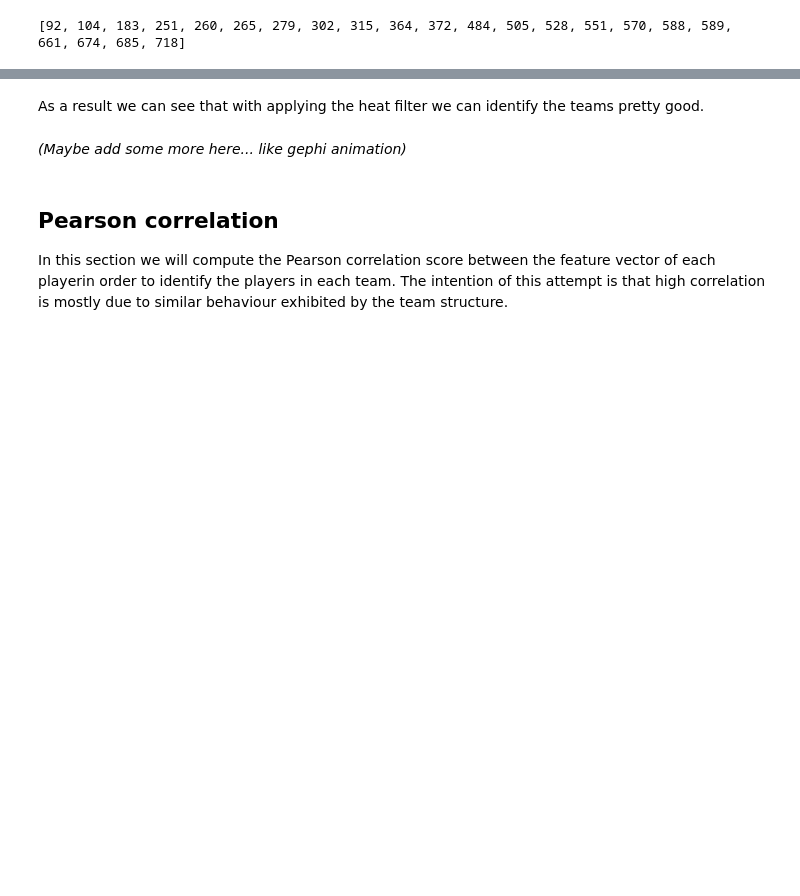
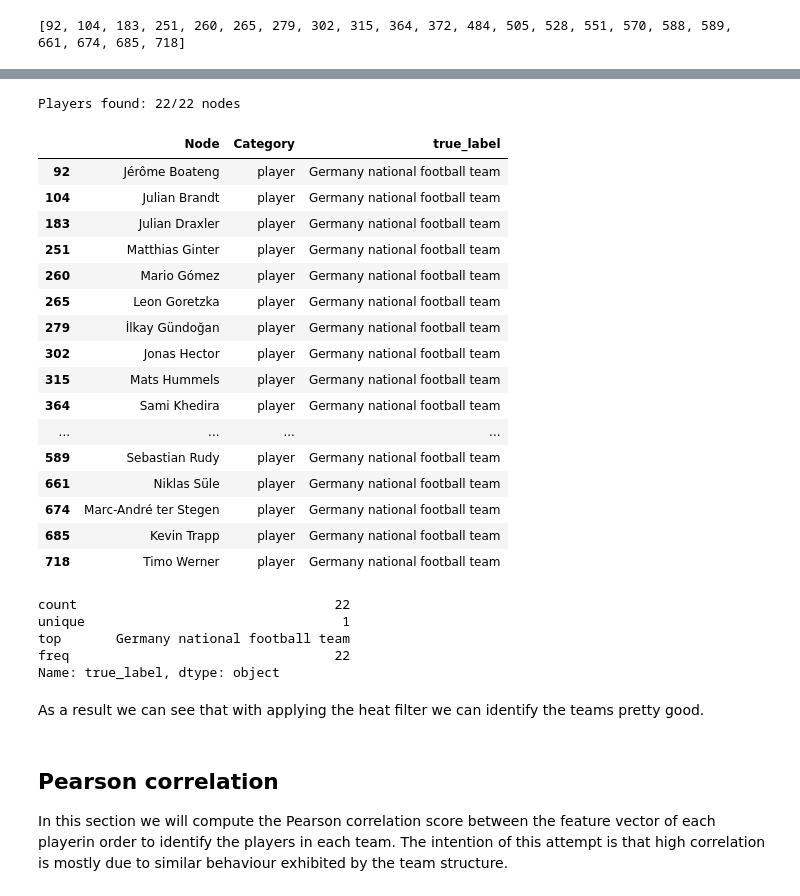
Before and after one commit to ProjectNTDS/Network_World_Cup_Analysis, a Jupyter notebook: Task 4.ipynb, the cells around one changed output, grey strips where cells are left out. Saved outputs shown, nothing was run; the diff lists cells and outputs as text; code cells hidden in the pictures; blank space fills up the shorter version.

Commit message:
update autocheck true labels

```diff
--- a/Task 4.ipynb
+++ b/Task 4.ipynb
@@ -140,7 +126,74 @@ All_Nodes.iloc[players_graphbased, :]
+# %%
+player_truth = pd.read_csv("./Data/Team_Players.csv", sep='\t', encoding= 'utf-8')
+
+def create_true_list(player_truth):
+    true_list = []
+    for i in range(player_truth.shape[0]):
+            true_list.append(player_truth.values[i,0])
+    return true_list
+# %%
+true_list = create_true_list(player_truth)
+# %%
+def check_true_label(graph_array, true_list, old_result):
+    n = len(graph_array)
+    counter = 0
+
+    true_country = []
+
+    for j in range(n):
+        found = False
+        for t in range(len(true_list)):
+            if (old_result.values[j,0] in true_list[t]) & (old_result.values[j,1] == 'player'):
+                player_info = true_list[t].split(',')
+
+                true_country.append(player_info[0])
+                counter += 1
+                found = True
+
+        if found == False:
+            true_country.append("Not found or not a player")
+
+
+    print("Players found: " + str(counter) + "/" + str(n) + " nodes")
+
+    true_label = pd.DataFrame({'True label': true_country})
+    final_result = old_result.assign(true_label=true_label.values)
+
+    return final_result
+# %%
+heat_final_result = check_true_label(players_graphbased, true_list, heat_result)
+# %% [output]
+Players found: 22/22 nodes
+# %%
+heat_final_result
+# %% [output]
+|  | Node | Category | true_label |
+| 92 | Jérôme Boateng | player | Germany national football team |
+| 104 | Julian Brandt | player | Germany national football team |
+| 183 | Julian Draxler | player | Germany national football team |
+| 251 | Matthias Ginter | player | Germany national football team |
+| 260 | Mario Gómez | player | Germany national football team |
+| 265 | Leon Goretzka | player | Germany national football team |
+| 279 | İlkay Gündoğan | player | Germany national football team |
+| 302 | Jonas Hector | player | Germany national football team |
+| 315 | Mats Hummels | player | Germany national football team |
+| 364 | Sami Khedira | player | Germany national football team |
+| ... | ... | ... | ... |
+| 589 | Sebastian Rudy | player | Germany national football team |
+| 661 | Niklas Süle | player | Germany national football team |
+| 674 | Marc-André ter Stegen | player | Germany national football team |
+| 685 | Kevin Trapp | player | Germany national football team |
+| 718 | Timo Werner | player | Germany national football team |
+# %%
+heat_final_result['true_label'].describe()
+# %% [output]
+count                                 22
+unique                                 1
+top       Germany national football team
+freq                                  22
+Name: true_label, dtype: object
 # %% [markdown]
 As a result we can see that with applying the heat filter we can identify the teams pretty good.
-# %% [markdown]
-*(Maybe add some more here... like gephi animation)*
 # %% [markdown]
 ## Pearson correlation
 In this section we will compute the Pearson correlation score between the feature vector of each playerin order to identify the players in each team. The intention of this attempt is that high correlation is mostly due to similar behaviour exhibited by the team structure.
```
Also changed, not shown: parts of 10 cells of this notebook.
